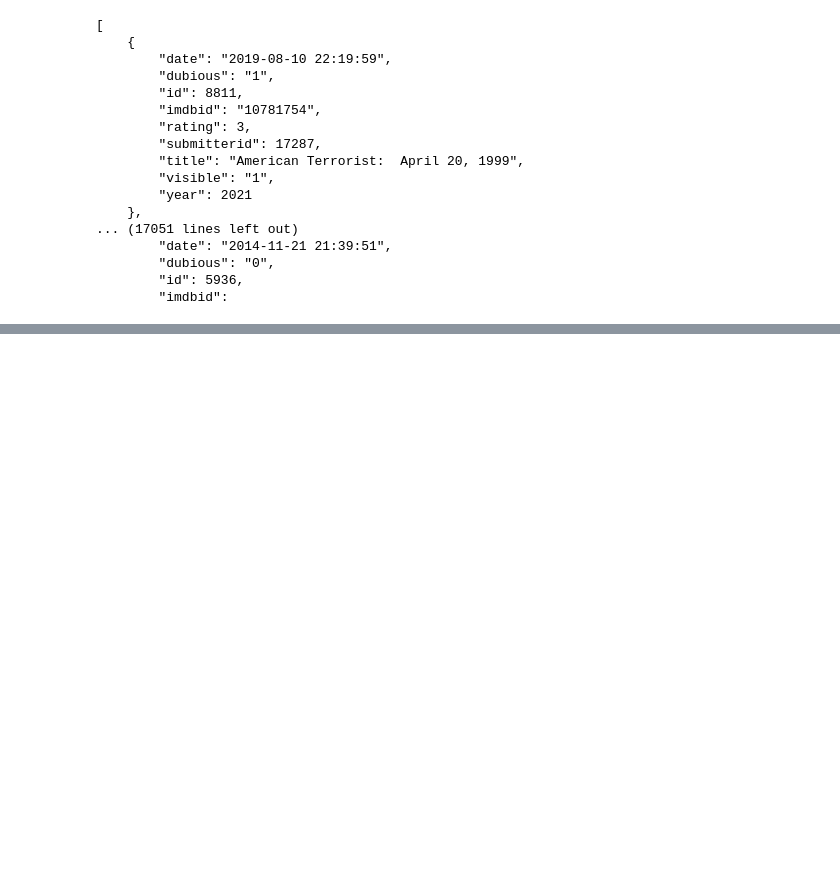
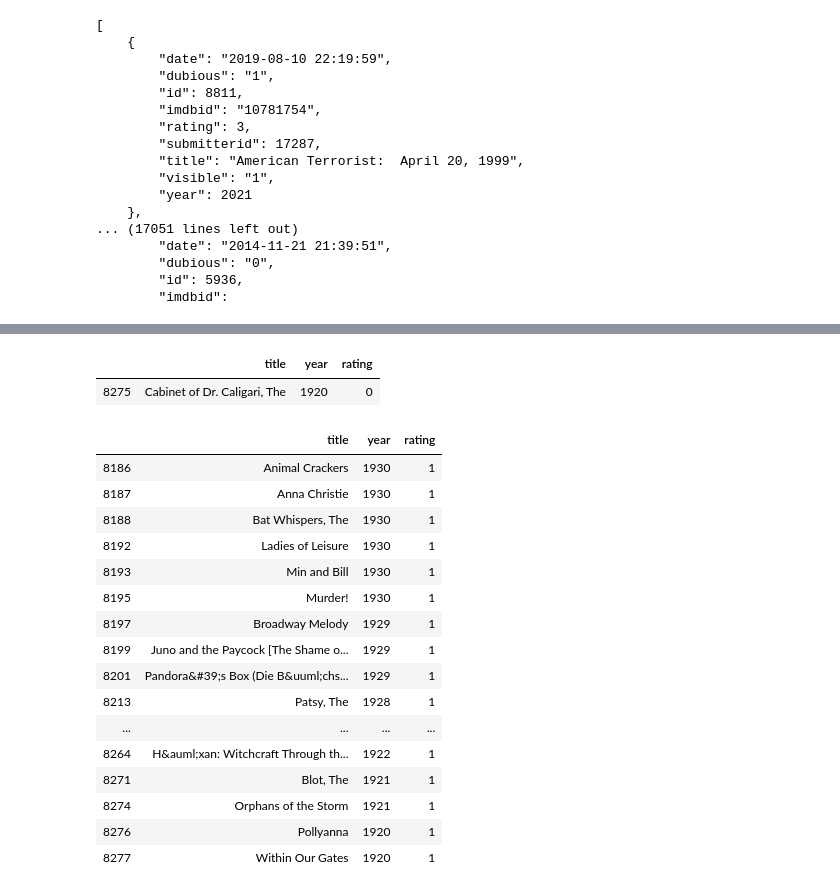
Before and after one commit to amdrexler23/module1mediaproject, a Jupyter notebook: module1mediaproject-API.ipynb, the cells around one changed output, grey strips where cells are left out. Saved outputs shown, nothing was run; the diff lists cells and outputs as text; code cells hidden in the pictures; blank space fills up the shorter version.

```diff
--- a/module1mediaproject.ipynb
+++ b/module1mediaproject-API.ipynb
@@ -147,0 +106,3 @@ for movie in movie_titles:
+# %%
+pass_df = bechdel_test_graph[bechdel_test_graph['rating'] == 1] #creating a new variable just for the passing movies
+pass_df
@@ -147,0 +185,27 @@ for movie in movie_titles:
+# %%
+failing_bechdel_1910 = fail_df[(fail_df['year'] >= 1920) & (fail_df['year'] <= 1920)]
+failing_bechdel_1910
+# %% [output]
+|  | title | year | rating |
+| 8275 | Cabinet of Dr. Caligari, The | 1920 | 0 |
+# %%
+passing_bechdel_1920 = pass_df[(pass_df['year'] >= 1920) & (pass_df['year'] <= 1930)]
+passing_bechdel_1920
+# %% [output]
+|  | title | year | rating |
+| 8186 | Animal Crackers | 1930 | 1 |
+| 8187 | Anna Christie | 1930 | 1 |
+| 8188 | Bat Whispers, The | 1930 | 1 |
+| 8192 | Ladies of Leisure | 1930 | 1 |
+| 8193 | Min and Bill | 1930 | 1 |
+| 8195 | Murder! | 1930 | 1 |
+| 8197 | Broadway Melody | 1929 | 1 |
+| 8199 | Juno and the Paycock [The Shame o... | 1929 | 1 |
+| 8201 | Pandora&#39;s Box (Die B&uuml;chs... | 1929 | 1 |
+| 8213 | Patsy, The | 1928 | 1 |
+| ... | ... | ... | ... |
+| 8264 | H&auml;xan: Witchcraft Through th... | 1922 | 1 |
+| 8271 | Blot, The | 1921 | 1 |
+| 8274 | Orphans of the Storm | 1921 | 1 |
+| 8276 | Pollyanna | 1920 | 1 |
+| 8277 | Within Our Gates | 1920 | 1 |
```
Also changed, not shown: parts of 70 cells of this notebook, 1 other file.
